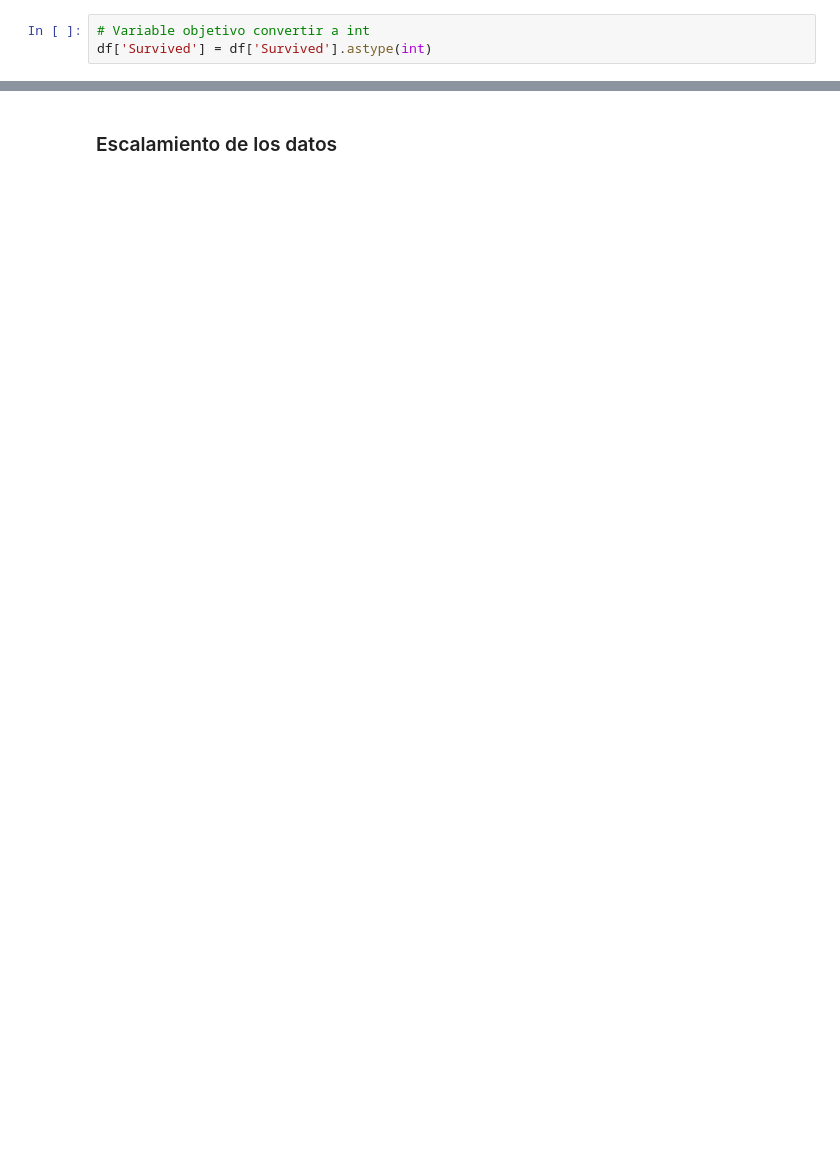
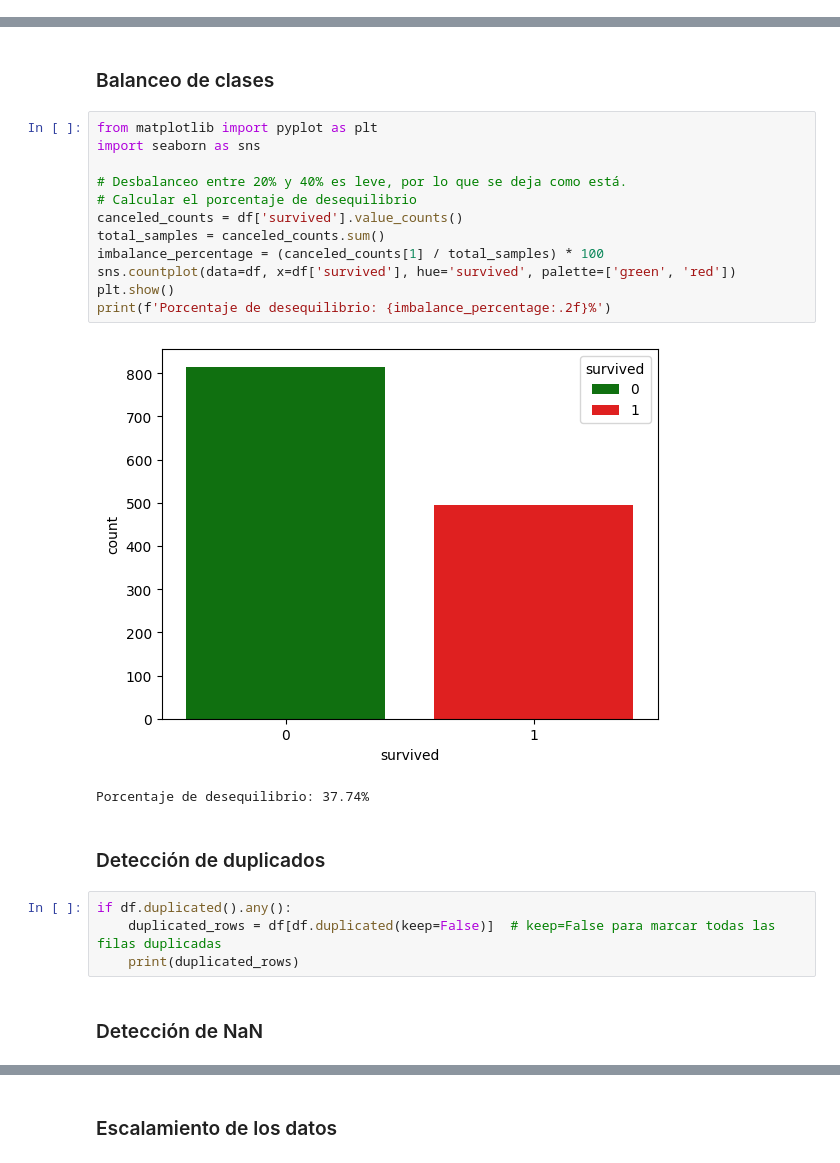
Before and after one commit to viorbe20/ai-programming-exercises, a Jupyter notebook: titanic-prediction-random-forest/titanic-prediction-random-forest.ipynb, the cells around one changed output, grey strips where cells are left out. Saved outputs shown, nothing was run; the diff lists cells and outputs as text; blank space fills up the shorter version.

```diff
--- a/titanic-prediction-random-forest/titanic-prediction-random-forest.ipynb
+++ b/titanic-prediction-random-forest/titanic-prediction-random-forest.ipynb
@@ -87,3 +105,0 @@ memory usage: 122.8+ KB
-# %%
-# Variable objetivo convertir a int
-df['Survived'] = df['Survived'].astype(int)
@@ -90,3 +125,28 @@ df['Survived'] = df['Survived'].astype(int)
+# %% [markdown]
+### Balanceo de clases
+# %%
+from matplotlib import pyplot as plt
+import seaborn as sns
+
+# Desbalanceo entre 20% y 40% es leve, por lo que se deja como está.
+# Calcular el porcentaje de desequilibrio
+canceled_counts = df['survived'].value_counts()
+total_samples = canceled_counts.sum()
+imbalance_percentage = (canceled_counts[1] / total_samples) * 100
+sns.countplot(data=df, x=df['survived'], hue='survived', palette=['green', 'red'])
+plt.show()
+print(f'Porcentaje de desequilibrio: {imbalance_percentage:.2f}%')
+# %% [output]
+[figure, added]
+Porcentaje de desequilibrio: 37.74%
+# %% [markdown]
+### Detección de duplicados
+# %%
+if df.duplicated().any():
+    duplicated_rows = df[df.duplicated(keep=False)]  # keep=False para marcar todas las filas duplicadas
+    print(duplicated_rows)
+# %% [markdown]
+### Detección de NaN
 # %%
 # Rows = 1309
 if (df.isna().sum() > 0).any():
```
Also changed, not shown: parts of 66 cells of this notebook.
